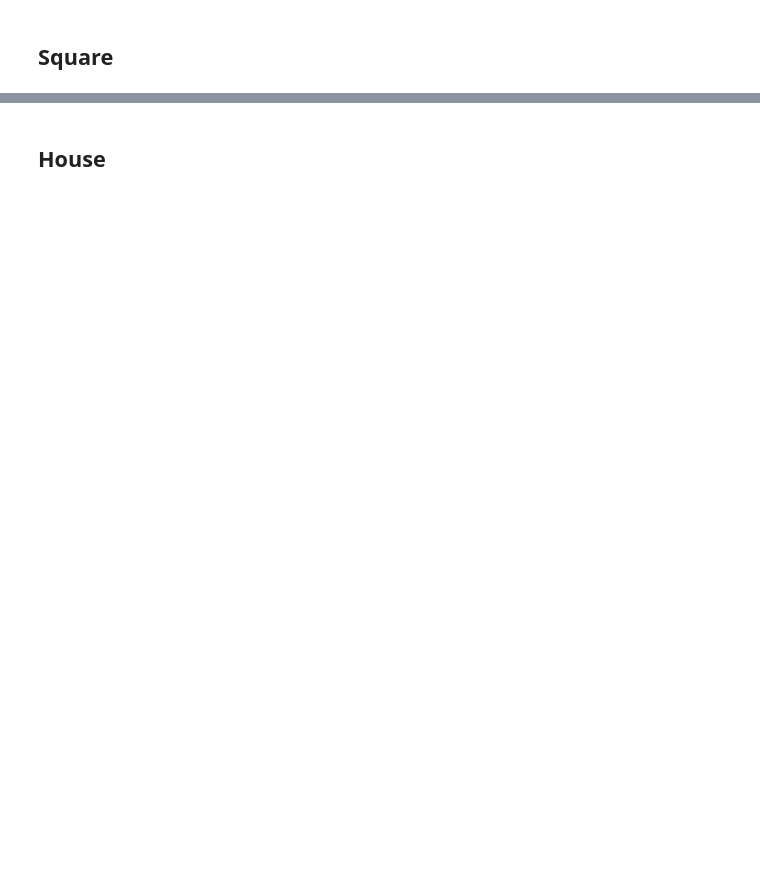
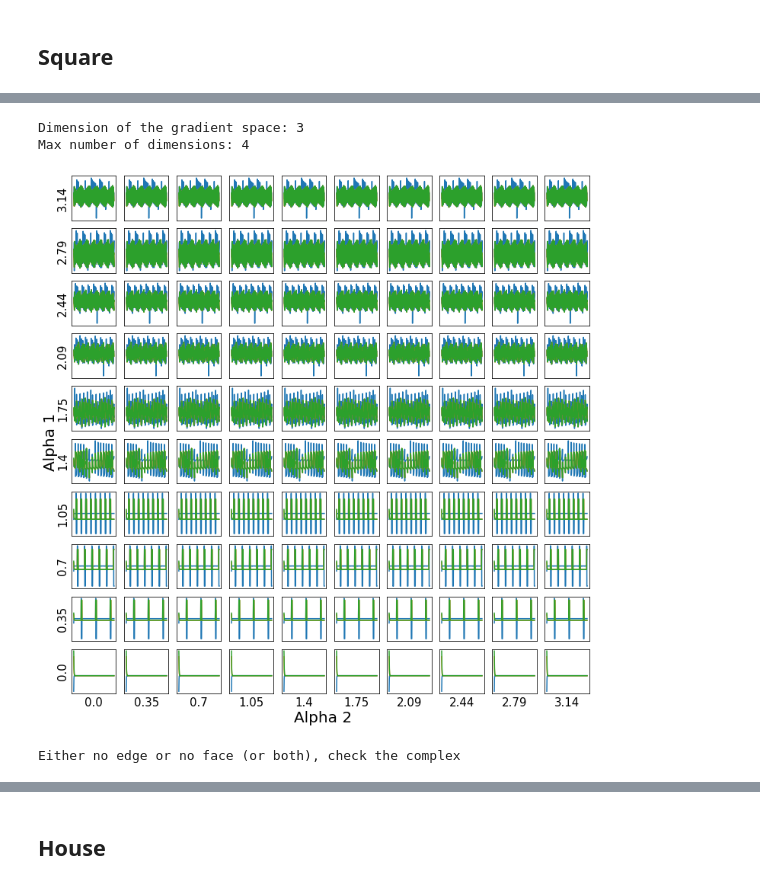
Before and after one commit to arnaudon/simplicial-kuramoto, a Jupyter notebook: notebooks/Edge_flow_decomposition.ipynb, the cells around one changed output, grey strips where cells are left out. Saved outputs shown, nothing was run; the diff lists cells and outputs as text; code cells hidden in the pictures; blank space fills up the shorter version.

```diff
--- a/notebooks/Edge_flow_decomposition.ipynb
+++ b/notebooks/Edge_flow_decomposition.ipynb
@@ -146,3 +57,17 @@ plot_Grad(Gsc, results, alpha1, alpha2)
+# %%
+filename = "square_grad.pdf"
+
+plot_grad(path,filename)
+# %% [output]
+Dimension of the gradient space: 3
+Max number of dimensions: 4
+[figure, added]
+# %%
+filename = "square_curl.pdf"
+
+plot_curl(path,filename)
+# %% [output]
+Either no edge or no face (or both), check the complex
 # %%
 folder = "./results/"
 
```
Also changed, not shown: parts of 42 cells of this notebook, 1 other file.
